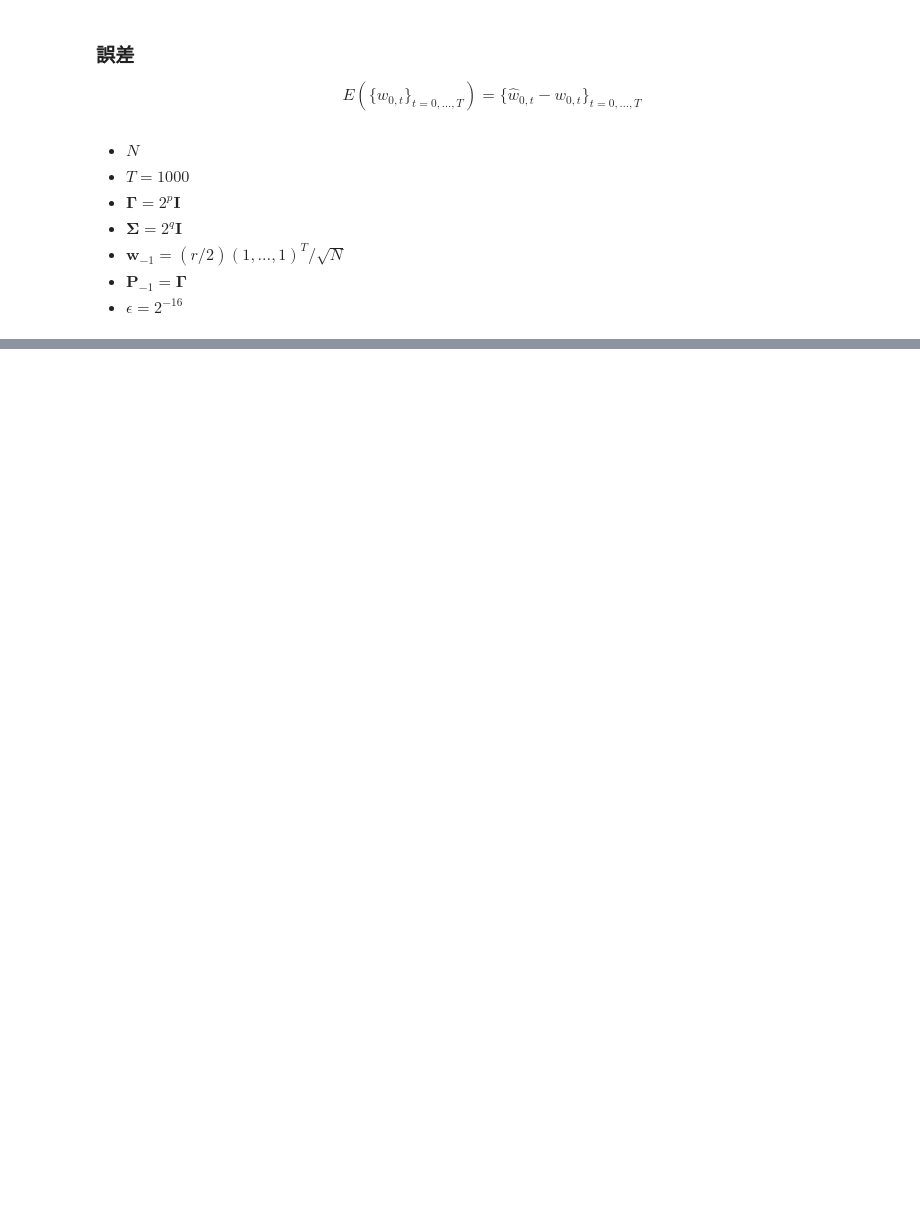
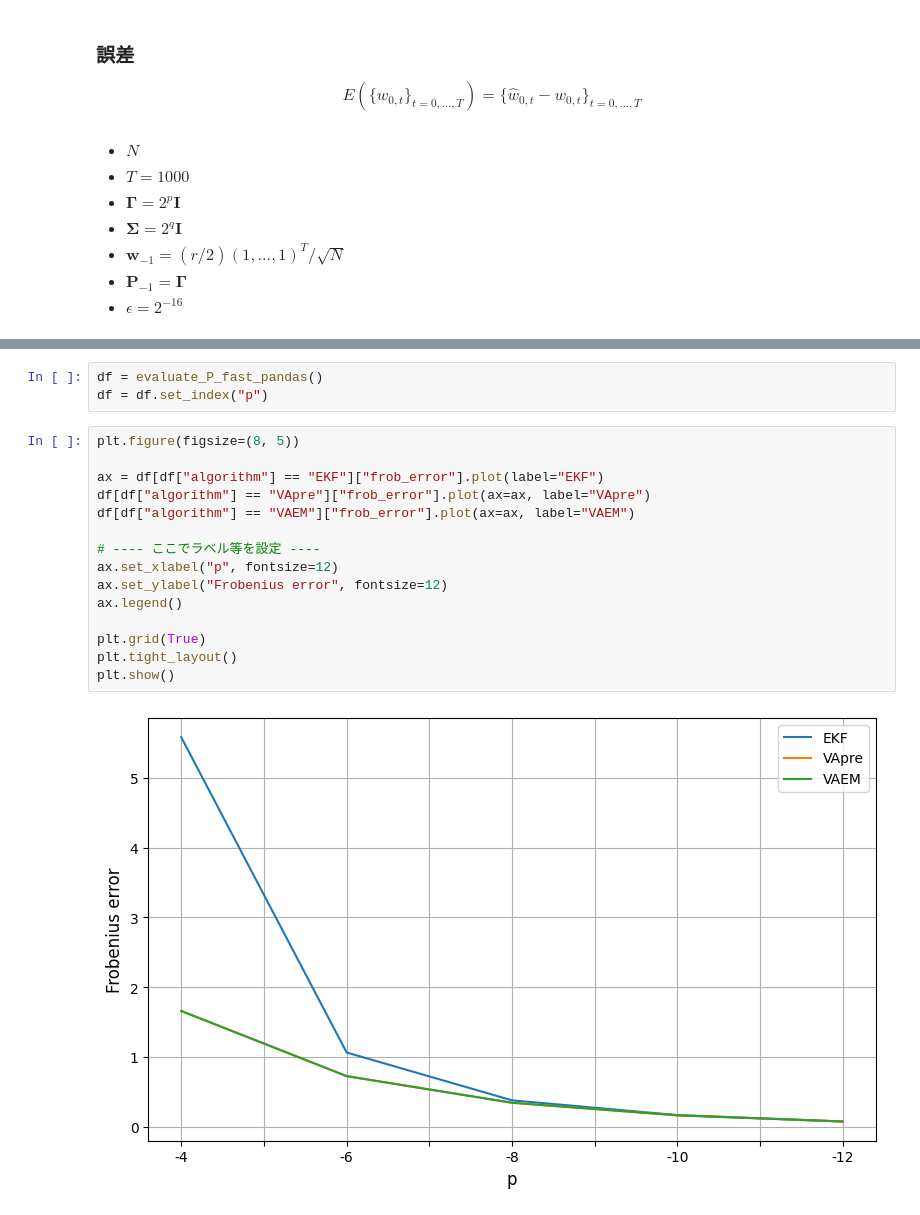
Before and after one commit to SuzuSys/KalmanPaper, a Jupyter notebook: nbs/AnalysisStorage/00_Analysis00.ipynb, the cells around one changed output, grey strips where cells are left out. Saved outputs shown, nothing was run; the diff lists cells and outputs as text; blank space fills up the shorter version.

```diff
--- a/nbs/AnalysisStorage/00_Analysis00.ipynb
+++ b/nbs/AnalysisStorage/00_Analysis00.ipynb
@@ -780,0 +1159,20 @@ Listening on: [localhost:8070](http://localhost:8070)
+# %%
+df = evaluate_P_fast_pandas()
+df = df.set_index("p")
+# %%
+plt.figure(figsize=(8, 5))
+
+ax = df[df["algorithm"] == "EKF"]["frob_error"].plot(label="EKF")
+df[df["algorithm"] == "VApre"]["frob_error"].plot(ax=ax, label="VApre")
+df[df["algorithm"] == "VAEM"]["frob_error"].plot(ax=ax, label="VAEM")
+
+# ---- ここでラベル等を設定 ----
+ax.set_xlabel("p", fontsize=12)
+ax.set_ylabel("Frobenius error", fontsize=12)
+ax.legend()
+
+plt.grid(True)
+plt.tight_layout()
+plt.show()
+# %% [output]
+[figure, added]
```
Also changed, not shown: parts of 11 cells of this notebook.
